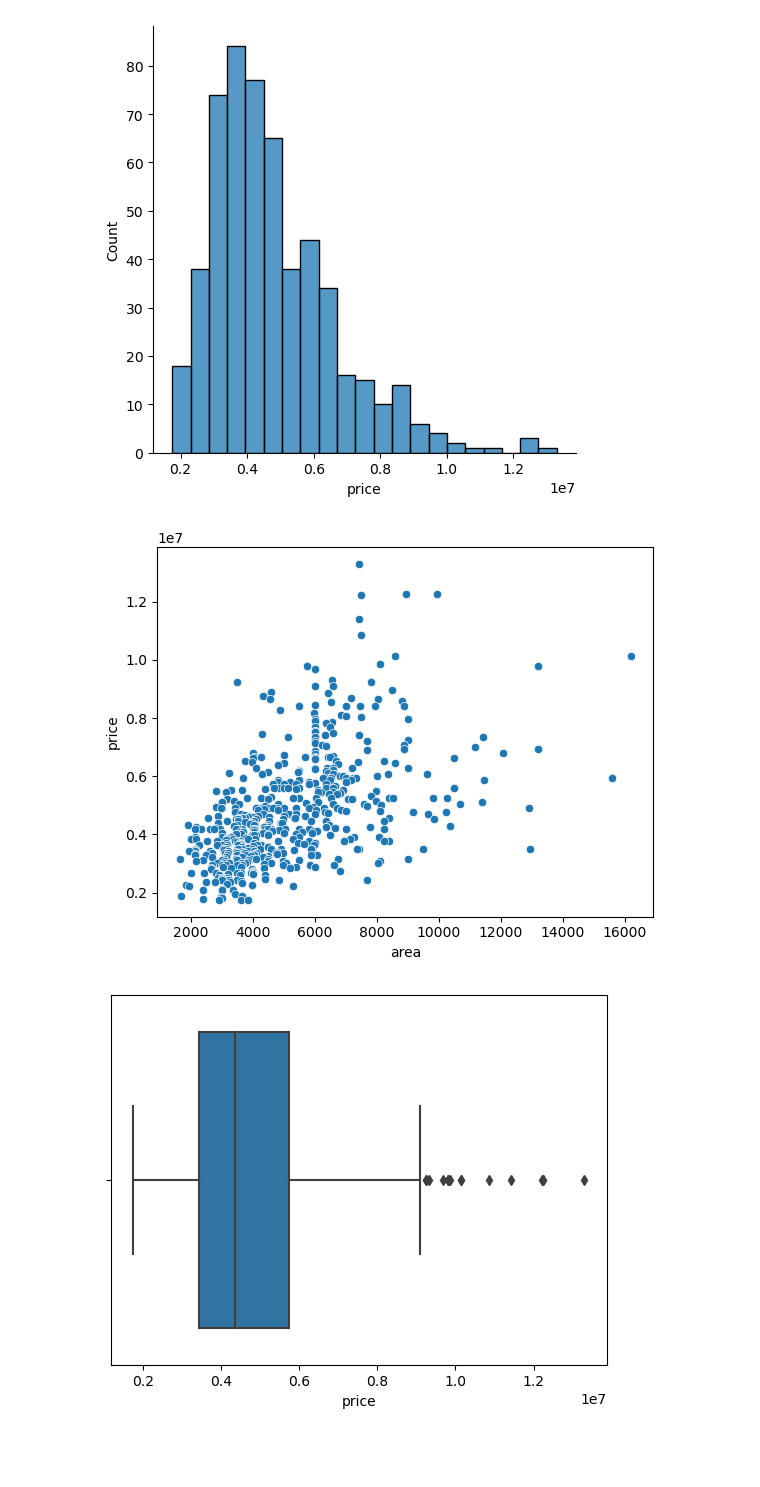
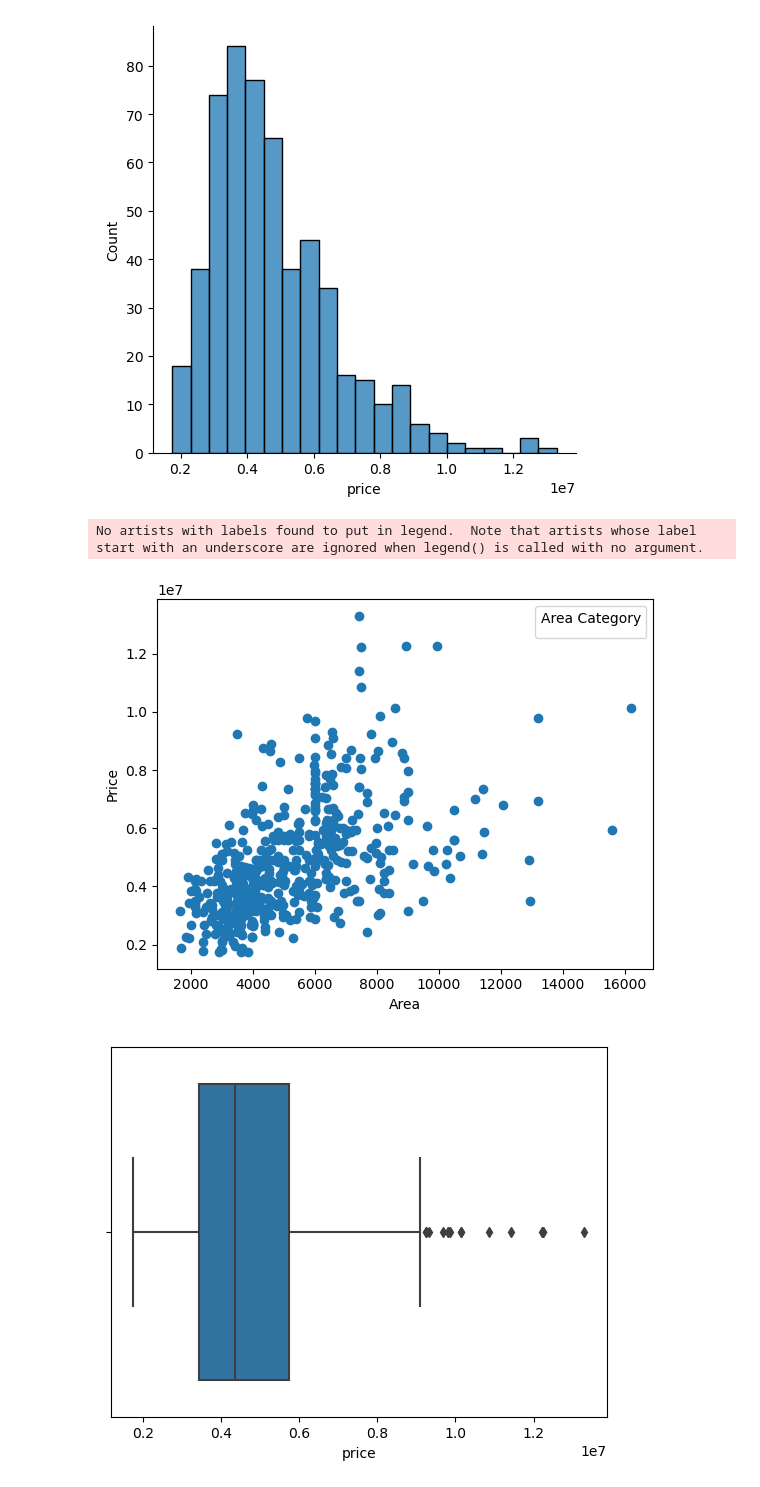
Before and after one commit to ashish26meshram/MLProject, a Jupyter notebook: Housing Price Predication/Housing Price Prediction.ipynb, the cells around one changed output. Cells and saved outputs as stored; diff of their text form; code cells hidden in the pictures; blank space fills up the shorter version.

```diff
--- a/Housing Price Predication/Housing Price Prediction.ipynb
+++ b/Housing Price Predication/Housing Price Prediction.ipynb
@@ -194,17 +266,3 @@ Furnishing Status (ordinal):
 furnishingstatus has three unique values: 'furnished', 'semi-furnished', and 'unfurnished'.
 This variable appears to be ordinal, as there is a meaningful order from 'unfurnished' to 'semi-furnished' to 'furnished'.
 Label encoding may be more appropriate for this variable to capture the ordinal relationship
-# %%
-from sklearn.preprocessing import OneHotEncoder
-
-encoder = OneHotEncoder(drop='first', sparse=False)
-
-# Encode the binary variables
-binary_encoded = encoder.fit_transform(data[['mainroad', 'guestroom', 'basement', 'hotwaterheating', 'airconditioning', 'prefarea']])
-
-# Create a DataFrame for the encoded binary variables
-binary_encoded_df = pd.DataFrame(binary_encoded, columns=encoder.get_feature_names_out(['mainroad', 'guestroom', 'basement', 'hotwaterheating', 'airconditioning', 'prefarea']))
-
-# Replace the original columns with the encoded columns in the dataset
-data.drop(['mainroad', 'guestroom', 'basement', 'hotwaterheating', 'airconditioning', 'prefarea'], axis=1, inplace=True)
-data = pd.concat([data, binary_encoded_df], axis=1)
@@ -212,3 +284,9 @@ data = pd.concat([data, binary_encoded_df], axis=1)
 from sklearn.preprocessing import LabelEncoder
 le=LabelEncoder()
 data["furnishingstatus"]=le.fit_transform(data["furnishingstatus"])
+data["mainroad"]=le.fit_transform(data["mainroad"])
+data["guestroom"]=le.fit_transform(data["guestroom"])
+data["basement"]=le.fit_transform(data["basement"])
+data["hotwaterheating"]=le.fit_transform(data["hotwaterheating"])
+data["airconditioning"]=le.fit_transform(data["airconditioning"])
+data["prefarea"]=le.fit_transform(data["prefarea"])
@@ -281,7 +352,15 @@ plt.show()
 # %% [output]
 [figure]
 # %%
-sns.scatterplot(x='area', y='price', data=data)
+plt.scatter(data["area"], data["price"])
+
+# Customize the plot
+plt.xlabel('Area')
+plt.ylabel('Price')
+plt.legend(title='Area Category')
+
+# Show the plot
 plt.show()
 # %% [output]
+No artists with labels found to put in legend.  Note that artists whose label start with an underscore are ignored when legend() is called with no argument.
-[figure, old version]
+[figure, new version]
```
Also changed, not shown: parts of 49 cells of this notebook, 1 other file.
